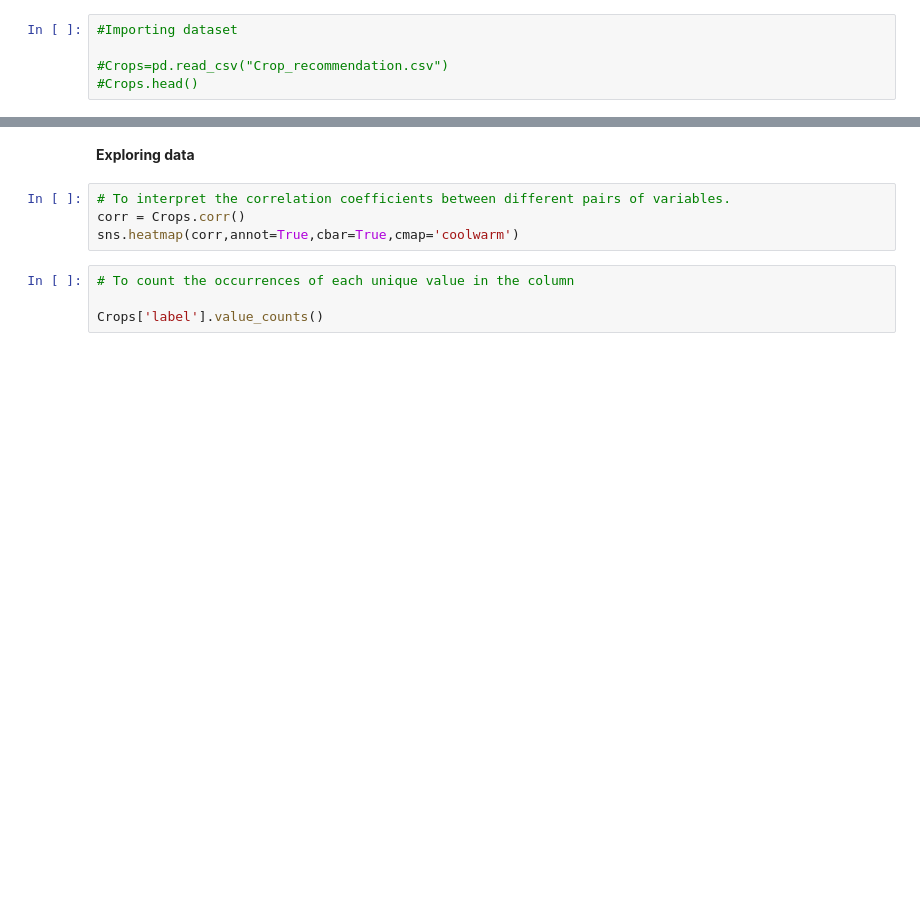
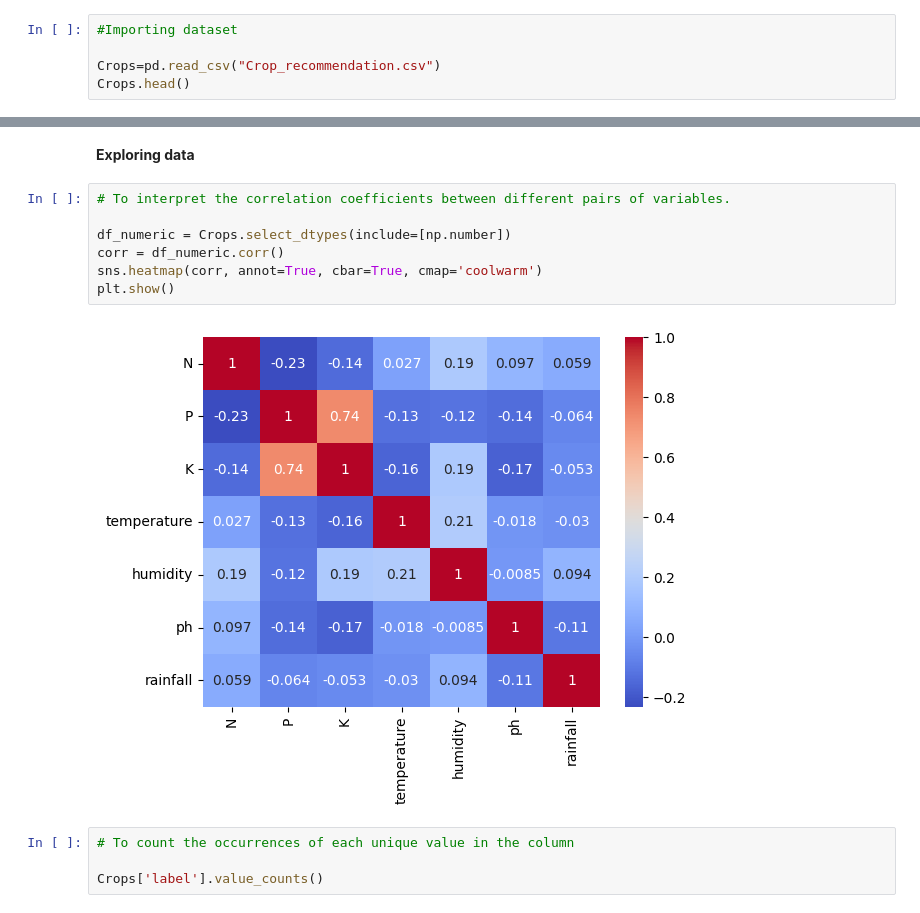
Before and after one commit to Akanksha-Bhargavi/crop_recommendation, a Jupyter notebook: crop_recommendation.ipynb, the cells around one changed output, grey strips where cells are left out. Drawn from its saved outputs; the diff is of its cells as text; blank space fills up the shorter version.

```diff
--- a/crop_recommendation.ipynb
+++ b/crop_recommendation.ipynb
@@ -23,6 +23,6 @@ from tabulate import tabulate
 # %%
 #Importing dataset
 
-#Crops=pd.read_csv("Crop_recommendation.csv")
-#Crops.head()
+Crops=pd.read_csv("Crop_recommendation.csv")
+Crops.head()
 # %% [output]
@@ -88,8 +93,13 @@ Crops.describe()
 **Exploring data**
 # %%
 # To interpret the correlation coefficients between different pairs of variables.
-corr = Crops.corr()
-sns.heatmap(corr,annot=True,cbar=True,cmap='coolwarm')
+
+df_numeric = Crops.select_dtypes(include=[np.number])
+corr = df_numeric.corr()
+sns.heatmap(corr, annot=True, cbar=True, cmap='coolwarm')
+plt.show()
+# %% [output]
+[figure, added]
 # %%
 # To count the occurrences of each unique value in the column
 
```
Also changed, not shown: parts of 1 cell of this notebook.
